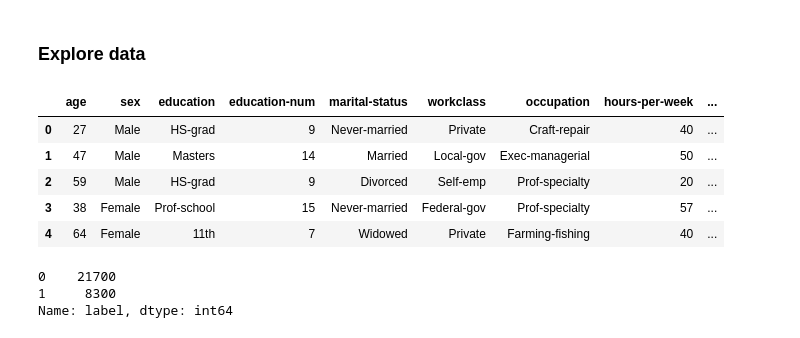
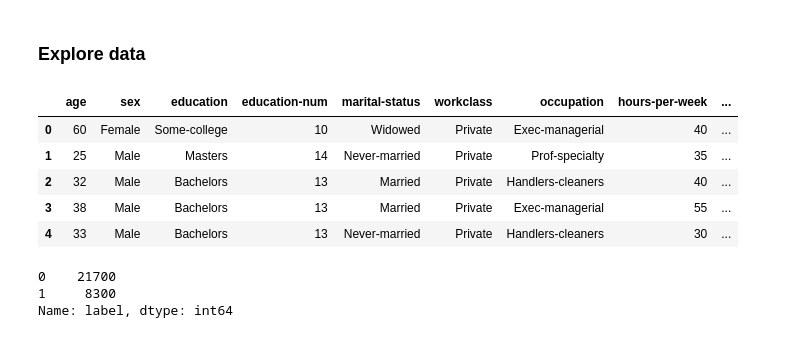
Before and after one commit to mr-rhombus/ML-Bootcamp, a Jupyter notebook: PyTorch/ANNs/income_classification.ipynb, the cells around one changed output. Saved outputs shown, nothing was run; the diff lists cells and outputs as text; code cells hidden in the pictures.

```diff
--- a/PyTorch/ANNs/income_classification.ipynb
+++ b/PyTorch/ANNs/income_classification.ipynb
@@ -10,14 +11,18 @@ import pandas as pd
 ### Explore data
 # %%
 df = pd.read_csv('../Data/income.csv')
+
+df = shuffle(df, random_state=37)
+df.reset_index(drop=True, inplace=True)
+
 df.head()
 # %% [output]
 |  | age | sex | education | education-num | marital-status | workclass | occupation | hours-per-week | ... |
-| 0 | 27 | Male | HS-grad | 9 | Never-married | Private | Craft-repair | 40 | ... |
-| 1 | 47 | Male | Masters | 14 | Married | Local-gov | Exec-managerial | 50 | ... |
-| 2 | 59 | Male | HS-grad | 9 | Divorced | Self-emp | Prof-specialty | 20 | ... |
-| 3 | 38 | Female | Prof-school | 15 | Never-married | Federal-gov | Prof-specialty | 57 | ... |
-| 4 | 64 | Female | 11th | 7 | Widowed | Private | Farming-fishing | 40 | ... |
+| 0 | 60 | Female | Some-college | 10 | Widowed | Private | Exec-managerial | 40 | ... |
+| 1 | 25 | Male | Masters | 14 | Never-married | Private | Prof-specialty | 35 | ... |
+| 2 | 32 | Male | Bachelors | 13 | Married | Private | Handlers-cleaners | 40 | ... |
+| 3 | 38 | Male | Bachelors | 13 | Married | Private | Exec-managerial | 55 | ... |
+| 4 | 33 | Male | Bachelors | 13 | Never-married | Private | Handlers-cleaners | 30 | ... |
 # %%
 # How many vals in each target class?
 df['label'].value_counts()
```
Also changed, not shown: parts of 23 cells of this notebook, 1 other file.
